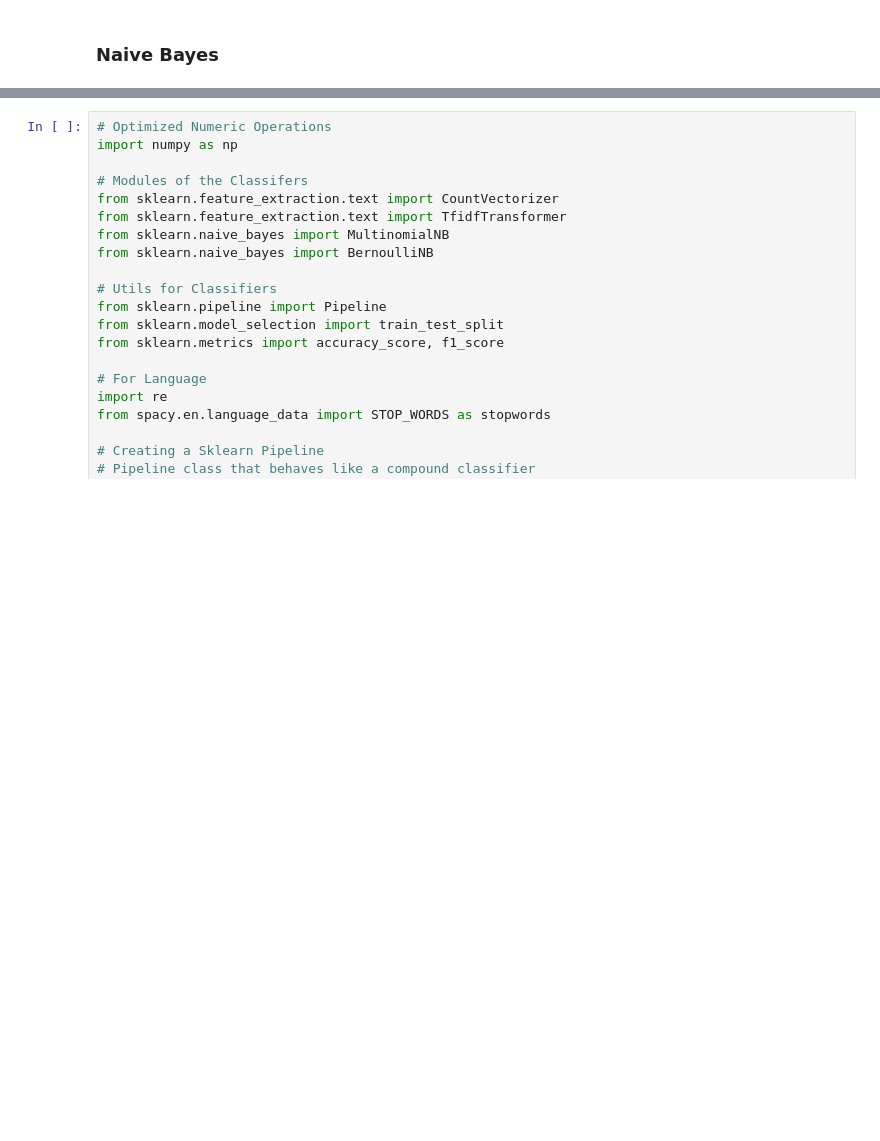
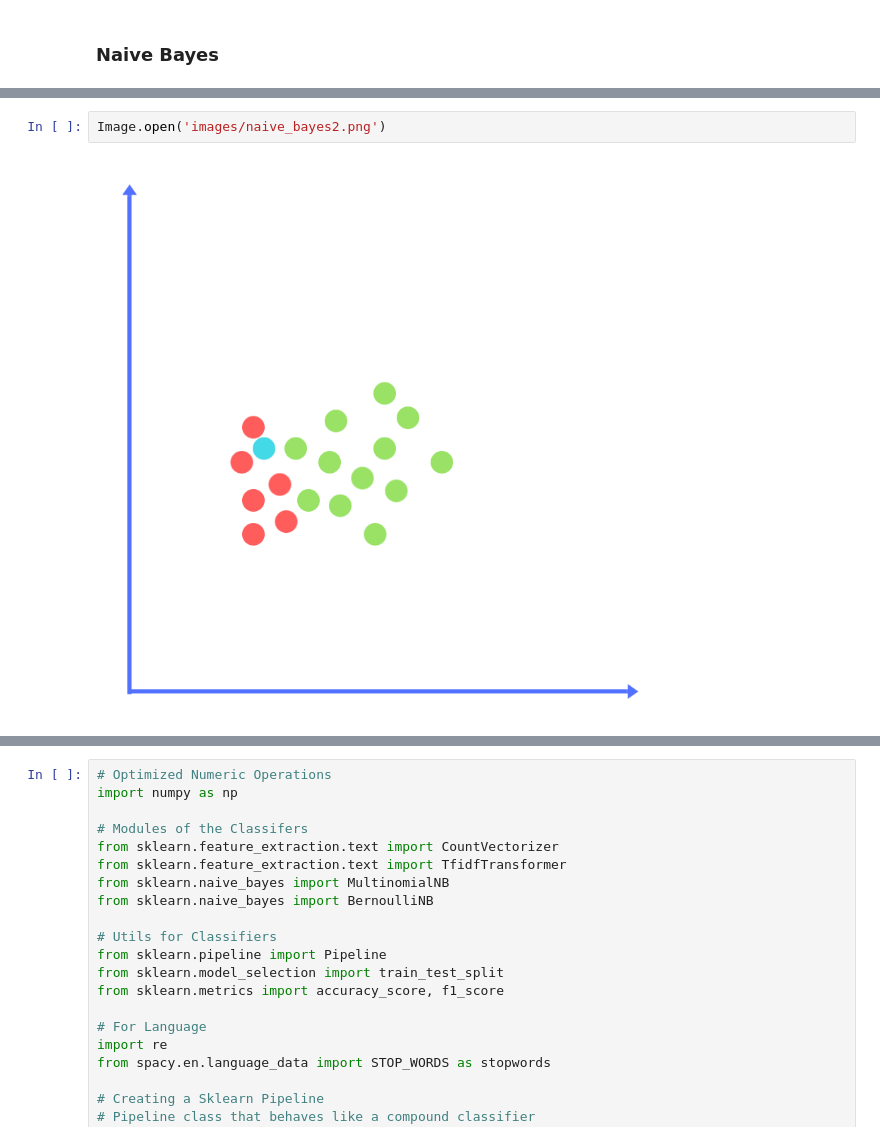
Before and after one commit to mukulmalik18/datahack_summit, a Jupyter notebook: NLP WorkShop.ipynb, the cells around one changed output, grey strips where cells are left out. Cells and saved outputs as stored; diff of their text form; blank space fills up the shorter version.

```diff
--- a/NLP WorkShop.ipynb
+++ b/NLP WorkShop.ipynb
@@ -449,0 +463,4 @@ w2v_visualize(word1='peach',word2='sodium',model=model_hybrid)
+# %%
+Image.open('images/naive_bayes2.png')
+# %% [output]
+[figure, added]
```
Also changed, not shown: parts of 11 cells of this notebook, 4 other files.
